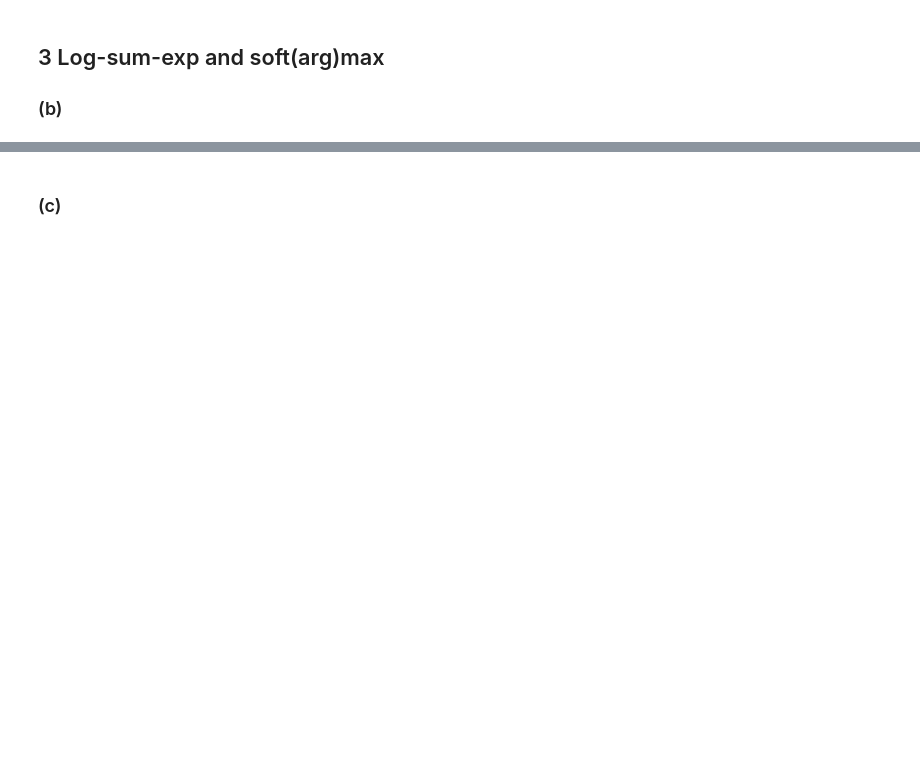
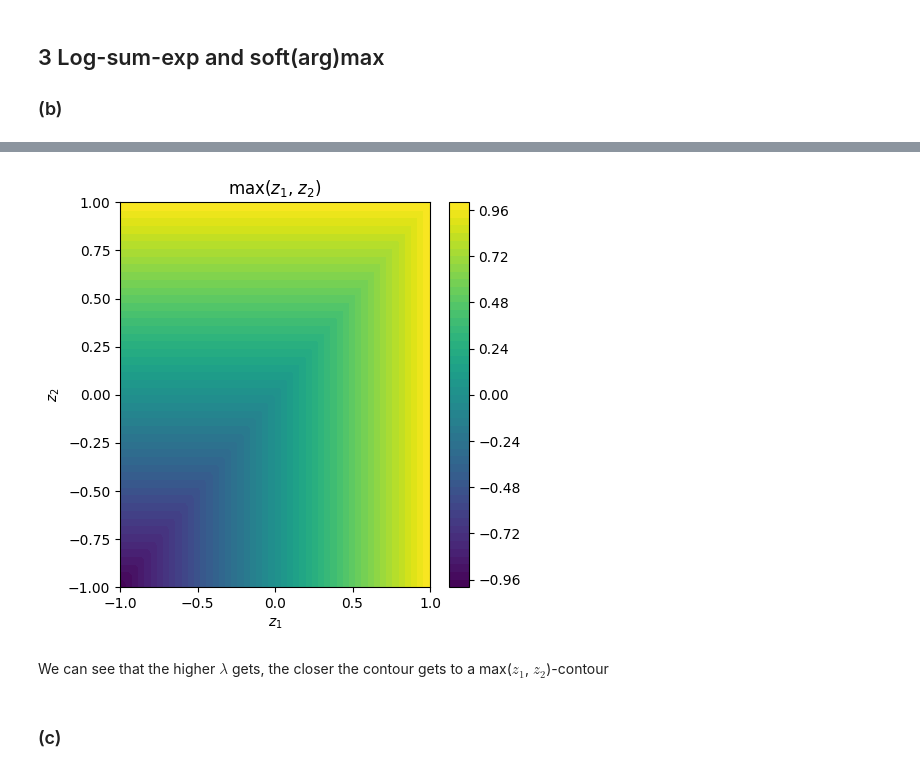
Before and after one commit to fungewiss/mlph-25w, a Jupyter notebook: sheet05/sheet05.ipynb, the cells around one changed output, grey strips where cells are left out. Drawn from its saved outputs; the diff is of its cells as text; code cells hidden in the pictures; blank space fills up the shorter version.

```diff
--- a/sheet05/sheet05.ipynb
+++ b/sheet05/sheet05.ipynb
@@ -165,2 +190,18 @@ Test set accuracy on neg_sp_en_trans: 99.60%
+# %%
+Z_max = np.maximum(Z1, Z2)
+
+plt.figure(figsize=(5, 5))
+
+cs = plt.contourf(Z1, Z2, Z_max, levels=50)
+plt.title('max($z_1$, $z_2$)')
+plt.xlabel('$z_1$')
+plt.ylabel('$z_2$')
+plt.colorbar(cs)
+
+plt.show()
+# %% [output]
+[figure, added]
+# %% [markdown]
+We can see that the higher $\lambda$ gets, the closer the contour gets to a max($z_1$, $z_2$)-contour
 # %% [markdown]
 ### (c)
```
Also changed, not shown: parts of 24 cells of this notebook, 1 other file.
